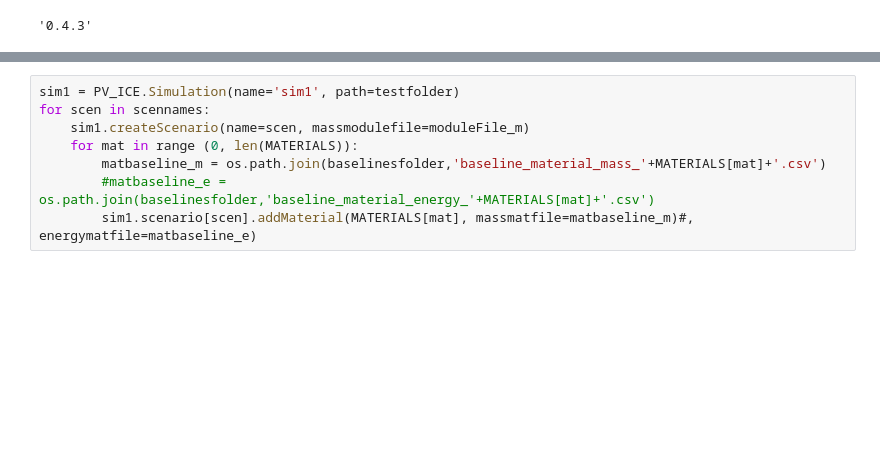
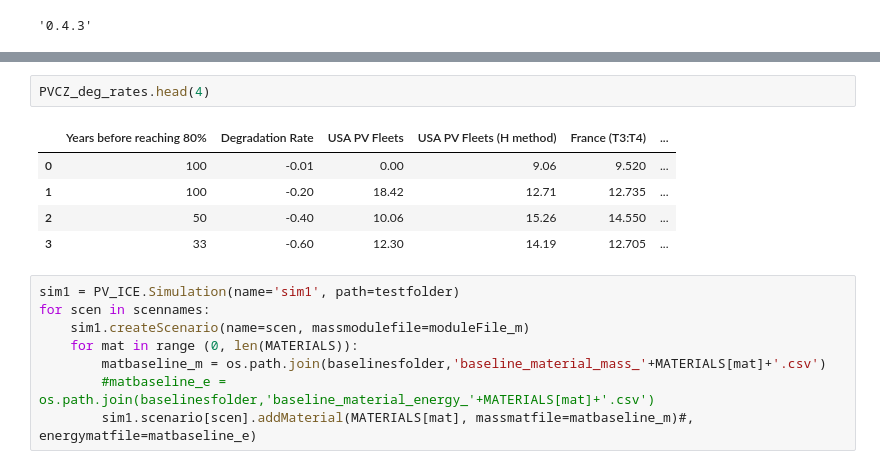
Before and after one commit to NatLabRockies/PV_ICE, a Jupyter notebook: Studies/PVPS_EoSEstimates_Nov2026/PVPS_GlobalEoSEstimates_Nov2026.ipynb, the cells around one changed output, grey strips where cells are left out. Saved outputs shown, nothing was run; the diff lists cells and outputs as text; blank space fills up the shorter version.

```diff
--- a/Studies/PVPS_EoSEstimates_Nov2026/PVPS_GlobalEoSEstimates_Nov2026.ipynb
+++ b/Studies/PVPS_EoSEstimates_Nov2026/PVPS_GlobalEoSEstimates_Nov2026.ipynb
@@ -34,3 +74,11 @@ PV_ICE.__version__
+# %%
+PVCZ_deg_rates.head(4)
+# %% [output]
+|  | Years before reaching 80% | Degradation Rate | USA PV Fleets | USA PV Fleets (H method) | France (T3:T4) | ... |
+| 0 | 100 | -0.01 | 0.00 | 9.06 | 9.520 | ... |
+| 1 | 100 | -0.20 | 18.42 | 12.71 | 12.735 | ... |
+| 2 | 50 | -0.40 | 10.06 | 15.26 | 14.550 | ... |
+| 3 | 33 | -0.60 | 12.30 | 14.19 | 12.705 | ... |
 # %%
 sim1 = PV_ICE.Simulation(name='sim1', path=testfolder)
 for scen in scennames:
```
Also changed, not shown: parts of 9 cells of this notebook, 1 other file.
